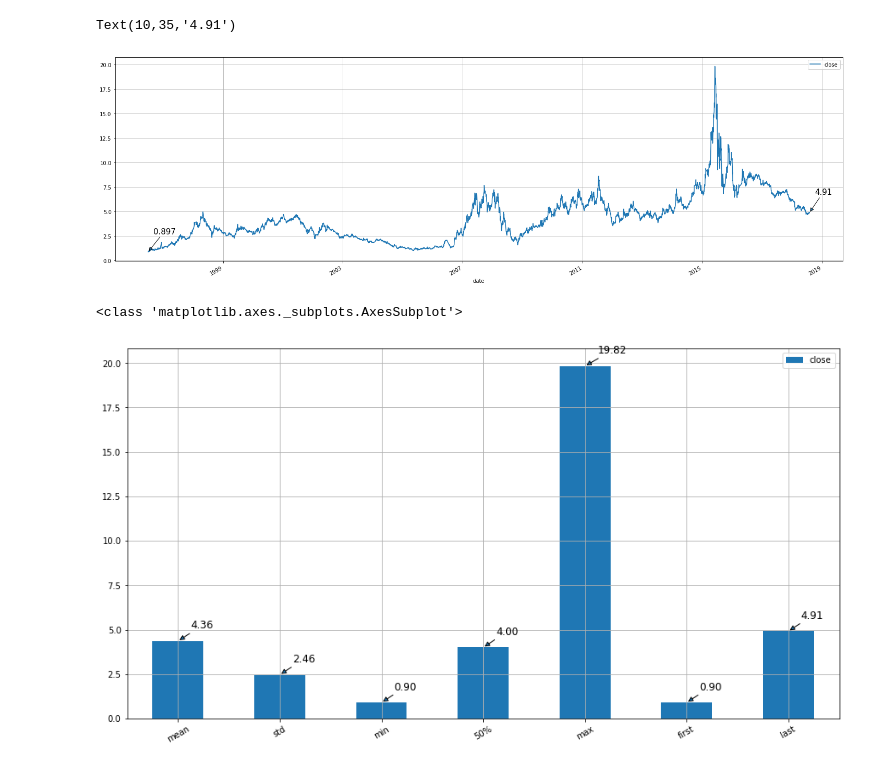
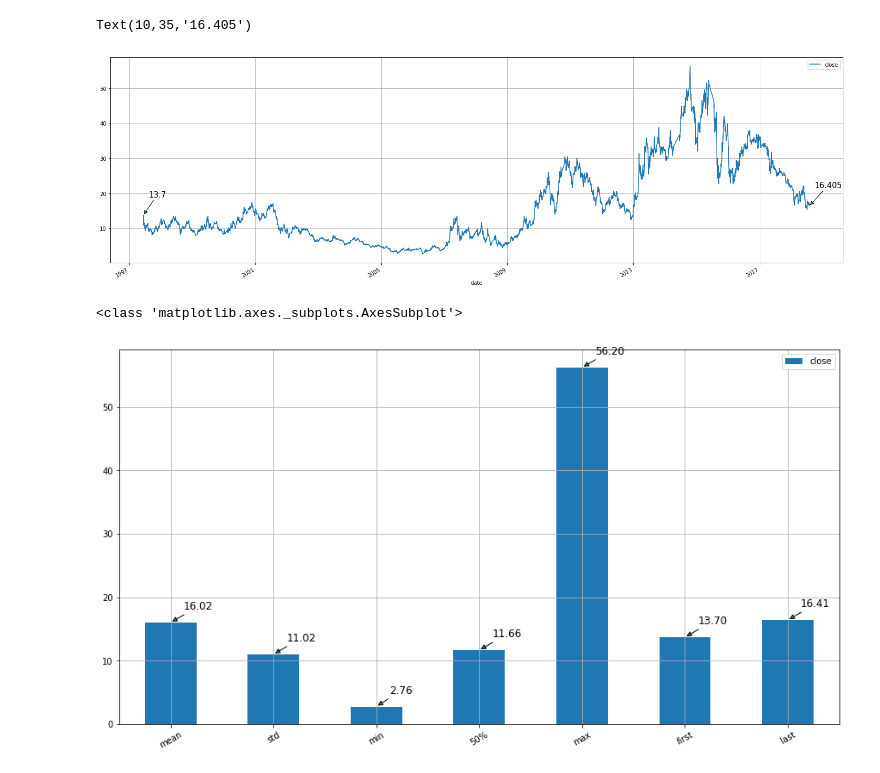
Before and after one commit to hongjundu/financial_analysis, a Jupyter notebook: nteract/individual_stock.ipynb, the cells around one changed output. Cells and saved outputs as stored; diff of their text form; code cells hidden in the pictures.

```diff
--- a/nteract/individual_stock.ipynb
+++ b/nteract/individual_stock.ipynb
@@ -1,31 +1,31 @@
 # %%
 import numpy as np
 import matplotlib.pyplot as plt
 import tushare as ts
 import pandas as pd
 
-df=ts.get_k_data('600713', autype='qfq',start='1900-01-01')
+df=ts.get_k_data('000788', autype='hfq',start='1900-01-01')
 df['date'] =  pd.to_datetime(df['date'],format='%Y-%m-%d')
 df.index=df['date']
 df.index=df.index.strftime('%Y-%m-%d')
 df
 ax=df.plot(kind='line', x='date',y=['close'],rot=30,grid=True,figsize=(25,8))
 ax.annotate(df['close'][0],
              (df.index[0], df['close'][0]),
              xytext=(10, 35),
              size=15,
              textcoords='offset points',
              arrowprops=dict(arrowstyle='-|>'))
 count=len(df)
 ax.annotate(df['close'][count - 1],
              (df.index[count - 1], df['close'][count - 1]),
              xytext=(10, 35),
              size=15,
              textcoords='offset points',
              arrowprops=dict(arrowstyle='-|>'))
 # %% [output]
-Text(10,35,'4.91')
+Text(10,35,'16.405')
-[figure, old version]
+[figure, new version]
 # %%
 first=df.loc[df.index[:1],['open','close','high','low','volume']]
 first.index=['first']
@@ -52,4 +52,4 @@ for i in range(len(dfdesc.index)):
              arrowprops=dict(arrowstyle='-|>'))
 # %% [output]
 <class 'matplotlib.axes._subplots.AxesSubplot'>
-[figure, old version]
+[figure, new version]
```
Also changed, not shown: parts of 1 cell of this notebook.
